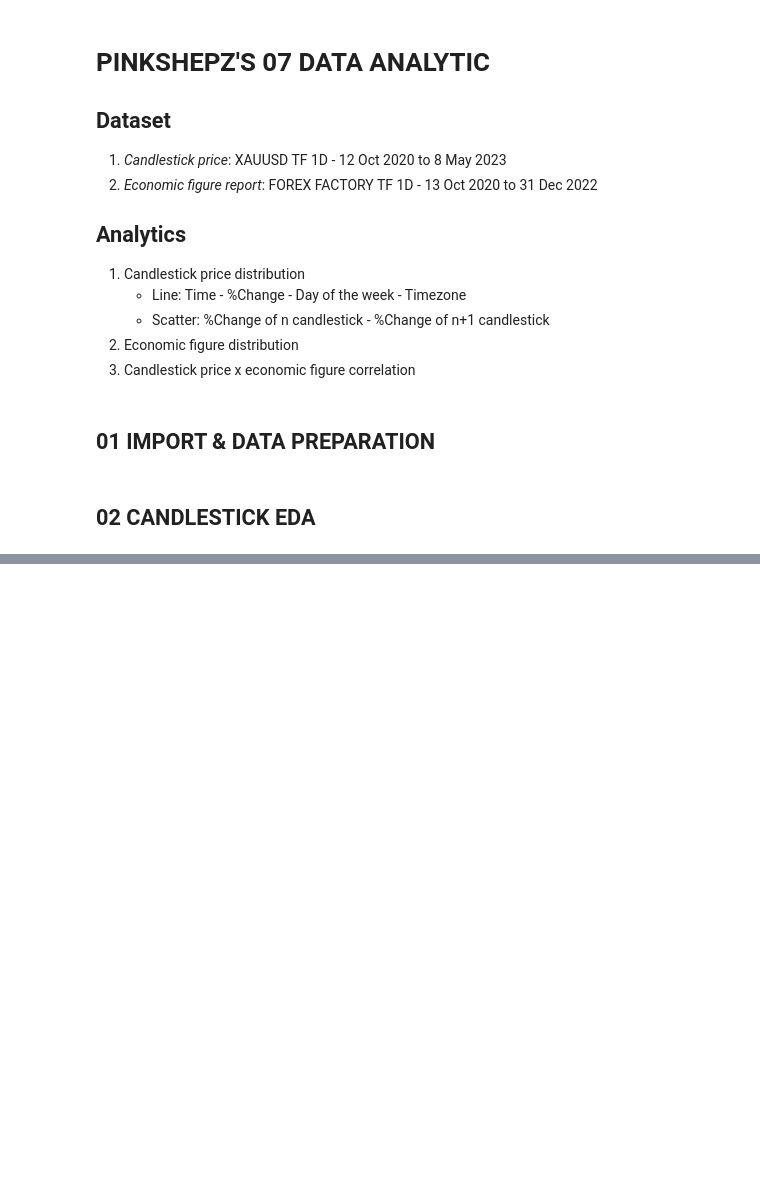
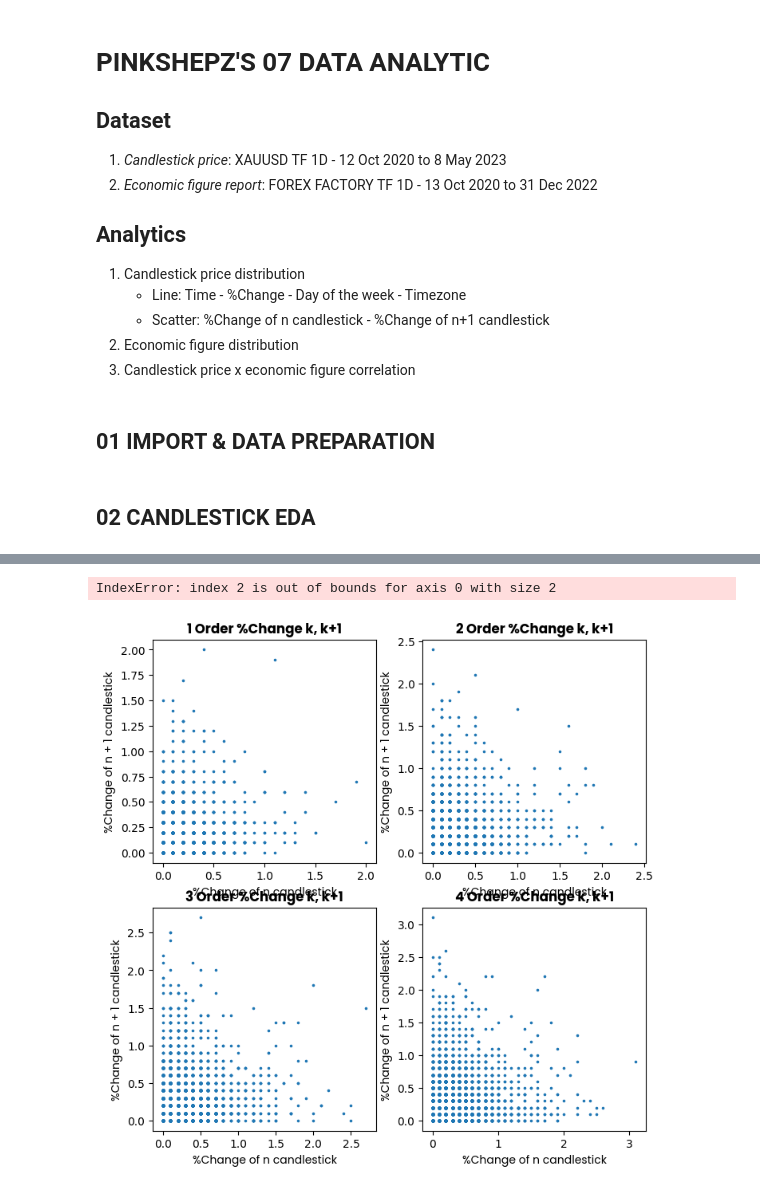
Before and after one commit to Pinkshepz/Enterprise, a Jupyter notebook: 03_Analytics/analytics.ipynb, the cells around one changed output, grey strips where cells are left out. Drawn from its saved outputs; the diff is of its cells as text; code cells hidden in the pictures; blank space fills up the shorter version.

```diff
--- a/03_Analytics/analytics.ipynb
+++ b/03_Analytics/analytics.ipynb
@@ -120,0 +126,20 @@ ax.grid(True)
+# %%
+# DF_XAUUSD_B = pd.concat([round(DF_XAUUSD.loc[0: DF_XAUUSD.shape[0] - 4, ['%Change']].reset_index(drop=True), 1),
+#                          round(DF_XAUUSD.loc[1: DF_XAUUSD.shape[0] - 3, ['%Change']].reset_index(drop=True), 1),
+#                          round(DF_XAUUSD.loc[2: DF_XAUUSD.shape[0] - 2, ['%Change']].reset_index(drop=True), 1),
+#                          round(DF_XAUUSD.loc[3: DF_XAUUSD.shape[0] - 1, ['%Change']].reset_index(drop=True), 1)],
+#                          axis=1)
+
+FRAME = 6
+PRECISION = 1
+
+DF_XAUUSD_FRAME = pd.concat([round(DF_XAUUSD.loc[frame: DF_XAUUSD.shape[0] - ((frame * 2) - frame), ['%Change']].reset_index(drop=True), PRECISION)
+                         for frame in range(FRAME * 2)],
+                         axis=1)
+
+DF_XAUUSD_FRAME.columns = ['i_' + str(frame) for frame in range(FRAME * 2)]
+
+DF_XAUUSD_B = pd.concat([pd.DataFrame({('i_' + str(i + 1) + str(j)): abs(DF_XAUUSD_FRAME.iloc[:, ((i + 1) * j): ((i + 1) * (j + 1))].sum(axis=1))})
+                         for (i, j) in zip(sorted([frame for frame in range(FRAME)] * 2), [0, 1] * FRAME)],
+                         axis=1)
+DF_XAUUSD_B
@@ -120,0 +160,23 @@ ax.grid(True)
+# %%
+# Plot scatter charts
+AX_PER_ROW = 3
+FIG_ROW = FRAME // AX_PER_ROW
+FIG_COLUMN = FRAME if FRAME < FIG_ROW else FIG_ROW
+fig, ax = plt.subplots(FIG_ROW, FIG_COLUMN, figsize=(4 * FIG_COLUMN, 4 * FIG_ROW))
+
+for j in range((FRAME // FIG_ROW)):
+    for i in range(FRAME if FRAME < FIG_ROW else FIG_ROW):
+        order = (i + 1) + (j * FIG_ROW)
+        ax[j][i % FIG_ROW].scatter(DF_XAUUSD_B.iloc[:, (2 * i) + (2 * FIG_ROW * j)], DF_XAUUSD_B.iloc[:, (2 * i) + 1 + (2 * FIG_ROW * j)], s=2.5)
+        ax[j][i % FIG_ROW].set_title(str(order) + ' Order %Change k, k+1', **H_FONT)
+        ax[j][i % FIG_ROW].set_xlabel('%Change of n candlestick', **L_FONT)
+        ax[j][i % FIG_ROW].set_ylabel('%Change of n + 1 candlestick', **L_FONT)
+        ax[j][i % FIG_ROW].set_aspect(1)
+
+# Format charts
+plt.xticks(**C_FONT)
+plt.yticks(**C_FONT)
+plt.tight_layout()
+# %% [output]
+IndexError: index 2 is out of bounds for axis 0 with size 2
+[figure, added]
```
Also changed, not shown: parts of 5 cells of this notebook, 11 other files.
